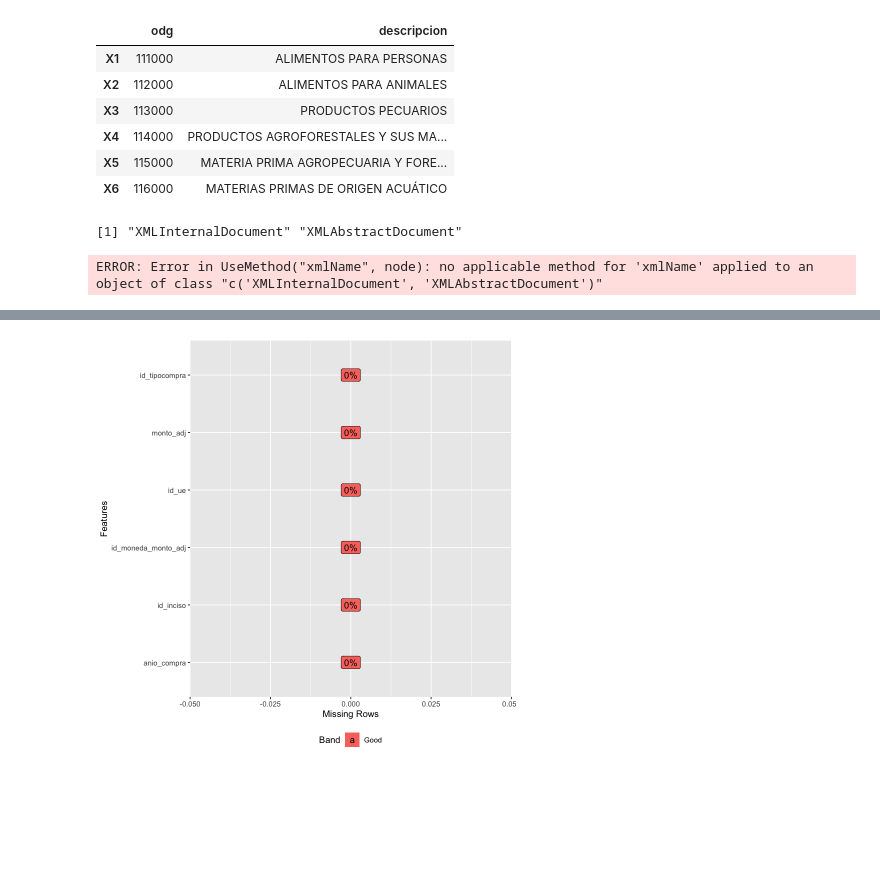
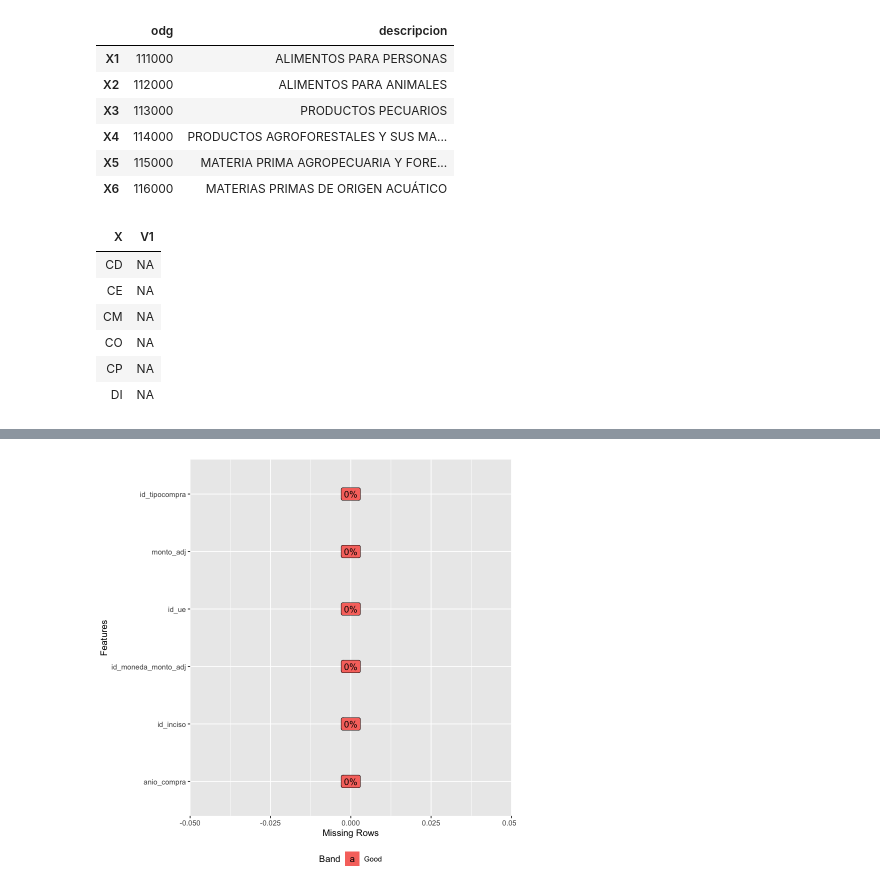
Before and after one commit to UTECjosew/datos, a Jupyter notebook: taller laboratorio de datos 2da entrega.ipynb, the cells around one changed output, grey strips where cells are left out. Saved outputs shown, nothing was run; the diff lists cells and outputs as text; code cells hidden in the pictures; blank space fills up the shorter version.

Commit message:
Import tiposCompra
(solo id)

```diff
--- a/taller laboratorio de datos 2da entrega.ipynb
+++ b/taller laboratorio de datos 2da entrega.ipynb
@@ -363,19 +363,23 @@ A matrix: 6 × 2 of type chr
 | X4 | 114000 | PRODUCTOS AGROFORESTALES Y SUS MA... |
 | X5 | 115000 | MATERIA PRIMA AGROPECUARIA Y FORE... |
 | X6 | 116000 | MATERIAS PRIMAS DE ORIGEN ACUÁTICO |
-# %%
-arch_TiposCompra = "reporteTiposCompra.do.xml"
-input <- xmlParse(arch_TiposCompra)
-class(input)
-xmlName(input)
-nodes <- getNodeSet(input,"//tipo-compra")
-all_parameters <- sapply(nodes, xmlAttrs)
-tipoCompra <- as.data.frame(unlist(all_parameters))
-tipoCompraFilas<-t(tipoCompra)
-head(tipoCompraFilas)
-# %% [output]
-[1] "XMLInternalDocument" "XMLAbstractDocument"
-ERROR: Error in UseMethod("xmlName", node): no applicable method for 'xmlName' applied to an object of class "c('XMLInternalDocument', 'XMLAbstractDocument')"
+# %%
+url <- "reporteTiposCompra.do.xml"
+
+doc <- xmlParse(url)
+top <- xmlRoot(doc)
+df_idTipoCompra <- cbind(X = unlist(doc["//tipo-compra//@id"], use.names = TRUE),
+                     read.table(text = xmlValue(top[["tipos-compras"]][["tipo-compra"]]), na.strings = "na"))
+
+head(df_idTipoCompra)
+# %% [output]
+| X | V1 |
+| CD | NA |
+| CE | NA |
+| CM | NA |
+| CO | NA |
+| CP | NA |
+| DI | NA |
 # %%
 install.packages('DataExplorer')
 library(DataExplorer); library(dplyr)
```
Also changed, not shown: parts of 1 cell of this notebook.
